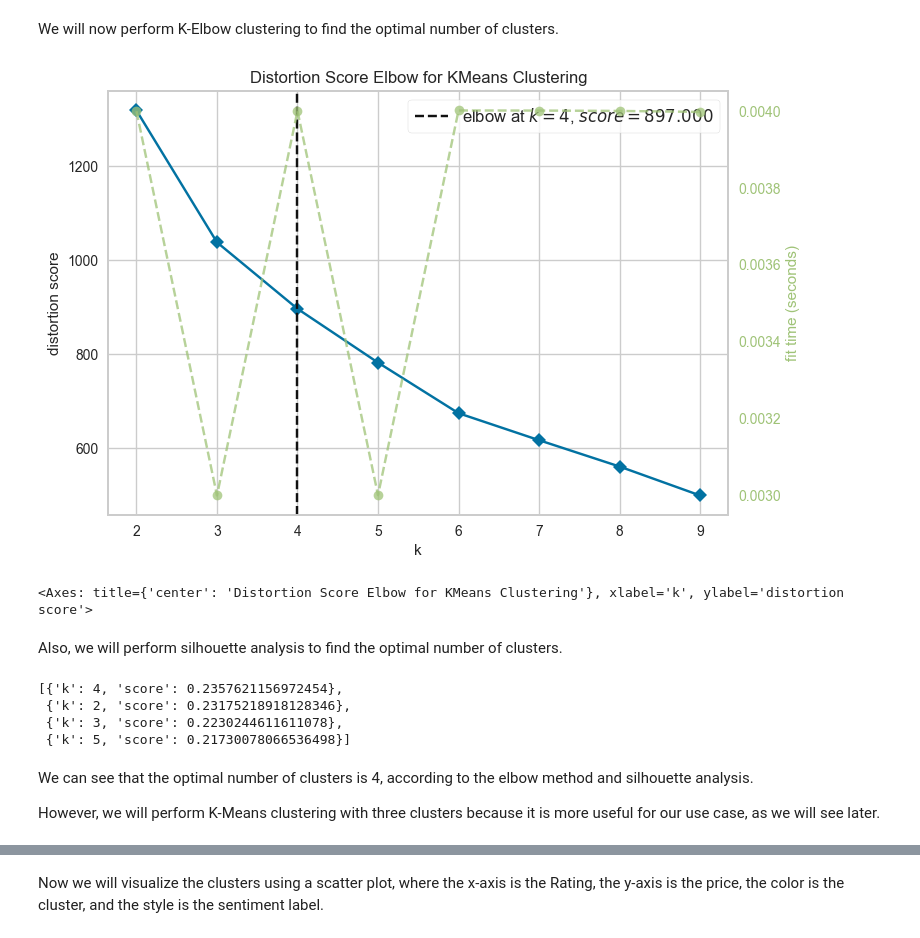
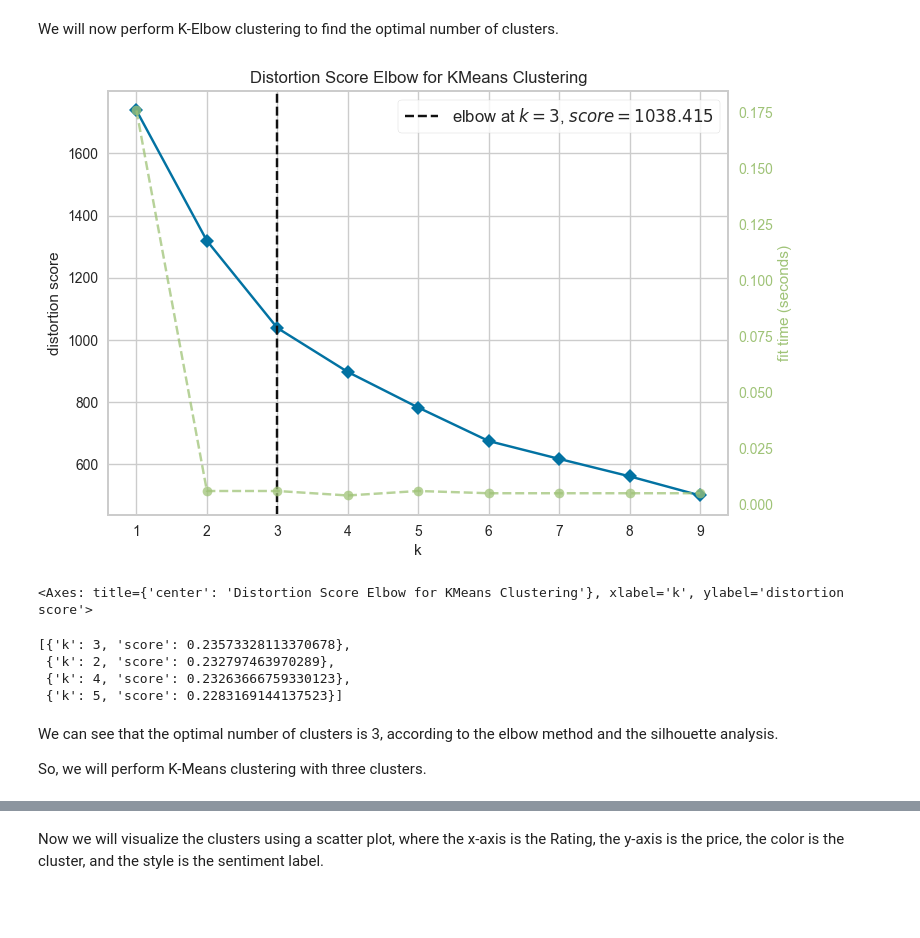
Before and after one commit to panos-span/kindleBooks_bi, a Jupyter notebook: data_mining/clust_with_sent.ipynb, the cells around one changed output, grey strips where cells are left out. Saved outputs shown, nothing was run; the diff lists cells and outputs as text; code cells hidden in the pictures; blank space fills up the shorter version.

```diff
--- a/data_mining/clust_with_sent.ipynb
+++ b/data_mining/clust_with_sent.ipynb
@@ -225,41 +249,38 @@ We will now perform K-Elbow clustering to find the optimal number of clusters.
 # %%
 from yellowbrick.cluster import KElbowVisualizer
 from sklearn.cluster import KMeans
 
 # Perform the elbow method to find the optimal number of clusters
 model = KMeans(n_init='auto', max_iter=1000, random_state=0)
-visualizer = KElbowVisualizer(model, k=(2, 10))
+visualizer = KElbowVisualizer(model, k=(1, 10))
 visualizer.fit(data_preprocessed)
 visualizer.show()
 # %% [output]
-[figure, old version]
+[figure, new version]
 <Axes: title={'center': 'Distortion Score Elbow for KMeans Clustering'}, xlabel='k', ylabel='distortion score'>
-# %% [markdown]
-Also, we will perform silhouette analysis to find the optimal number of clusters.
-# %%
-# Sort the silhouette scores for k = 2 to 5
-from sklearn.metrics import silhouette_score
-
-scores = []
-
-for i in range(2, 6):
-    model = KMeans(n_clusters=i, n_init='auto', max_iter=1000, random_state=42)
-    model.fit(data_preprocessed)
-    score = silhouette_score(data_preprocessed, model.labels_)
-    scores.append({'k': i, 'score': score})
-
-scores.sort(key=lambda x: x['score'], reverse=True)
-scores
-# %% [output]
-[{'k': 4, 'score': 0.2357621156972454},
- {'k': 2, 'score': 0.23175218918128346},
- {'k': 3, 'score': 0.2230244611611078},
- {'k': 5, 'score': 0.21730078066536498}]
+# %%
+# Sort the silhouette scores for k = 2 to 5
+from sklearn.metrics import silhouette_score
+
+scores = []
+
+for i in range(2, 6):
+    model = KMeans(n_clusters=i, n_init='auto', max_iter=1000, random_state=22)
+    model.fit(data_preprocessed)
+    score = silhouette_score(data_preprocessed, model.labels_)
+    scores.append({'k': i, 'score': score})
+
+scores.sort(key=lambda x: x['score'], reverse=True)
+scores
+# %% [output]
+[{'k': 3, 'score': 0.23573328113370678},
+ {'k': 2, 'score': 0.232797463970289},
+ {'k': 4, 'score': 0.23263666759330123},
+ {'k': 5, 'score': 0.2283169144137523}]
 # %% [markdown]
-We can see that the optimal number of clusters is 4, according to the elbow method and silhouette analysis.
+We can see that the optimal number of clusters is 3, according to the elbow method and the silhouette analysis.
 
-However, we will perform K-Means clustering with three clusters because
-it is more useful for our use case, as we will see later.
+So, we will perform K-Means clustering with three clusters.
 # %%
 # Choosing an appropriate number of clusters (k)
 k = 3  # Adjust the number of clusters as needed
```
Also changed, not shown: parts of 11 cells of this notebook.
